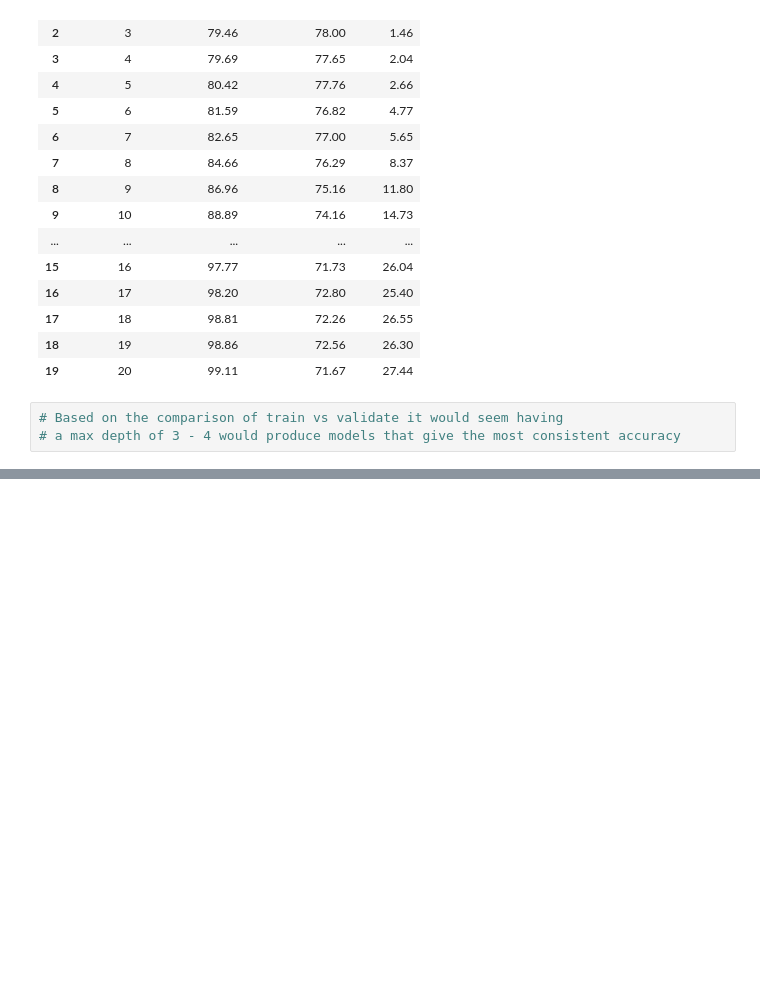
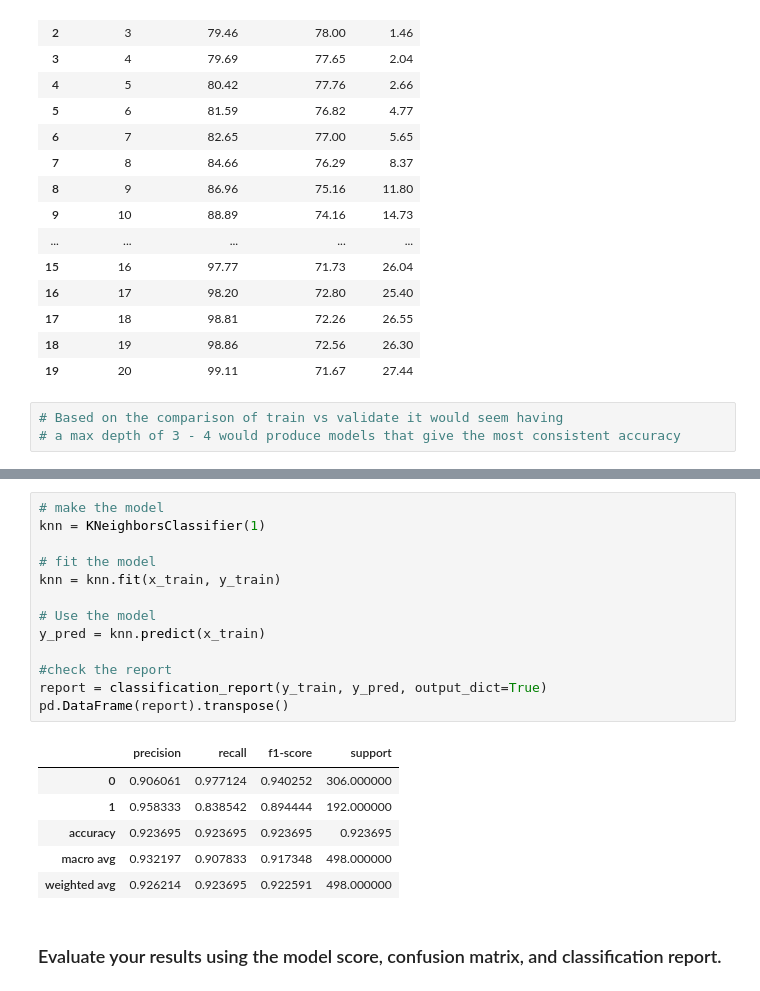
Before and after one commit to BraedenWright/classification-exercises, a Jupyter notebook: model.ipynb, the cells around one changed output, grey strips where cells are left out. Drawn from its saved outputs; the diff is of its cells as text; blank space fills up the shorter version.

```diff
--- a/model.ipynb
+++ b/model.ipynb
@@ -914,0 +960,22 @@ df.transpose()
+# %%
+# make the model
+knn = KNeighborsClassifier(1)
+
+# fit the model
+knn = knn.fit(x_train, y_train)
+
+# Use the model
+y_pred = knn.predict(x_train)
+
+#check the report
+report = classification_report(y_train, y_pred, output_dict=True)
+pd.DataFrame(report).transpose()
+# %% [output]
+|  | precision | recall | f1-score | support |
+| 0 | 0.906061 | 0.977124 | 0.940252 | 306.000000 |
+| 1 | 0.958333 | 0.838542 | 0.894444 | 192.000000 |
+| accuracy | 0.923695 | 0.923695 | 0.923695 | 0.923695 |
+| macro avg | 0.932197 | 0.907833 | 0.917348 | 498.000000 |
+| weighted avg | 0.926214 | 0.923695 | 0.922591 | 498.000000 |
+# %% [markdown]
+### Evaluate your results using the model score, confusion matrix, and classification report.
```
Also changed, not shown: parts of 54 cells of this notebook.
